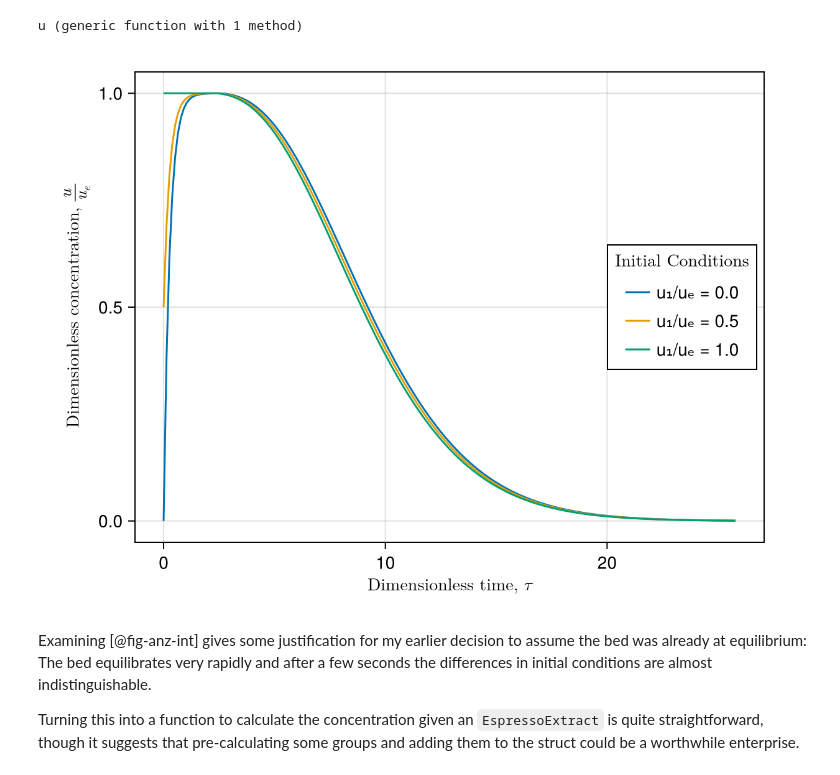
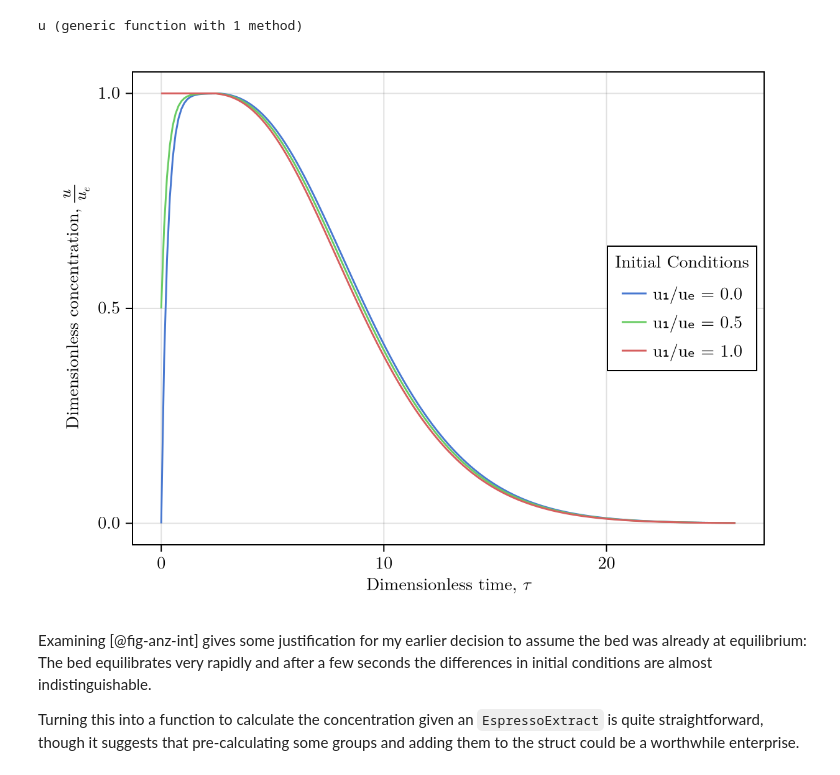
Before and after one commit to aefarrell/aefarrell.github.io, a Jupyter notebook: posts/engineering_a_cup_of_coffee_part-3/index.ipynb, the cells around one changed output. Saved outputs shown, nothing was run; the diff lists cells and outputs as text; code cells hidden in the pictures.

```diff
--- a/posts/engineering_a_cup_of_coffee_part-3/index.ipynb
+++ b/posts/engineering_a_cup_of_coffee_part-3/index.ipynb
@@ -792,38 +790,38 @@ u (generic function with 1 method)
 #| echo: false
 #| label: fig-anz-int
 #| fig-cap: "The dimensionless concentration *u* as a function of dimensionless time *τ* for various initial conditions. Note the graph has been scaled to the equilibrium concentration."
-let
+with_theme(post_theme) do
 
 κ  = ext.K*ext.pb.m
 ξ  = (ext.pb.m*ext.h*ext.a*ext.pb.L)/ext.v
 T  = ξ/κ
 ε  = ext.pb.ε
 uₑ = ext.K*(1-ε)/(ε + ext.K*(1-ε))
 
 τs = LinRange(0,10,200).*T
 
 
 @inline u_max(;κ, u₁) = u(ξ, ξ/κ; κ=κ, u₁=u₁, υ₁=(1-u₁/κ))
 @inline u_plt(ξ, κ, u₁, t) = u(ξ, t; κ=κ, u₁=u₁, υ₁=(1-u₁/κ))/
                              u_max(κ=κ, u₁=u₁)
 
 f2 = Figure()
 ax2 = Axis(f2[1, 1],
     xlabel = L"Dimensionless time, $\tau$",
     ylabel = L"Dimensionless concentration, $\frac{u}{u_{e}}$",
 )
 
 for u₁ in [0.0,0.5,1.0].*uₑ
     us = [u_plt(ξ,κ,u₁,τ) for τ in τs]
     lbl = "u₁/uₑ = $(round(u₁/uₑ; digits=1))"
     lines!(ax2, τs, us, label=lbl)
 end
 
 axislegend(L"\textrm{Initial Conditions}", position = :rc)
 f2
 end
 # %% [output]
-[figure, old version]
+[figure, new version]
 # %% [markdown]
 Examining [@fig-anz-int] gives some justification for my earlier decision to assume the bed was already at equilibrium: The bed equilibrates very rapidly and after a few seconds the differences in initial conditions are almost indistinguishable.
 
```
Also changed, not shown: parts of 3 cells of this notebook.
